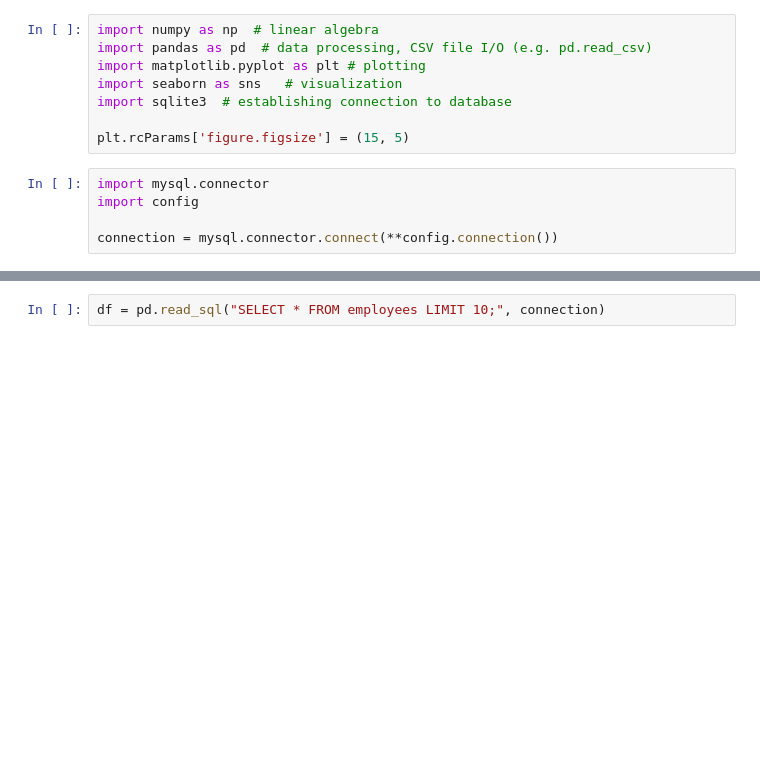
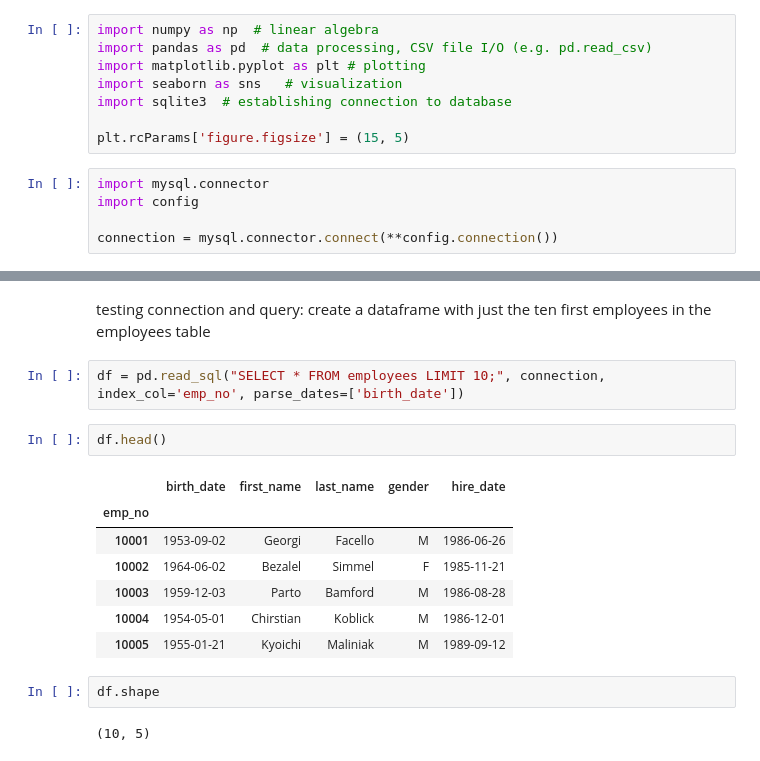
Before and after one commit to roblivesinottawa/sales_rental_analysis, a Jupyter notebook: notebooks/analysis5.ipynb, the cells around one changed output, grey strips where cells are left out. Drawn from its saved outputs; the diff is of its cells as text; blank space fills up the shorter version.

```diff
--- a/notebooks/analysis5.ipynb
+++ b/notebooks/analysis5.ipynb
@@ -24,2 +41,18 @@ print(get_data("SELECT * FROM employees LIMIT 10;"))
+# %% [markdown]
+testing connection and query: create a dataframe with just the ten first employees in the employees table
 # %%
-df = pd.read_sql("SELECT * FROM employees LIMIT 10;", connection)
+df = pd.read_sql("SELECT * FROM employees LIMIT 10;", connection, index_col='emp_no', parse_dates=['birth_date'])
+# %%
+df.head()
+# %% [output]
+|  | birth_date | first_name | last_name | gender | hire_date |
+| emp_no |  |  |  |  |  |
+| 10001 | 1953-09-02 | Georgi | Facello | M | 1986-06-26 |
+| 10002 | 1964-06-02 | Bezalel | Simmel | F | 1985-11-21 |
+| 10003 | 1959-12-03 | Parto | Bamford | M | 1986-08-28 |
+| 10004 | 1954-05-01 | Chirstian | Koblick | M | 1986-12-01 |
+| 10005 | 1955-01-21 | Kyoichi | Maliniak | M | 1989-09-12 |
+# %%
+df.shape
+# %% [output]
+(10, 5)
```
Also changed, not shown: parts of 23 cells of this notebook.
